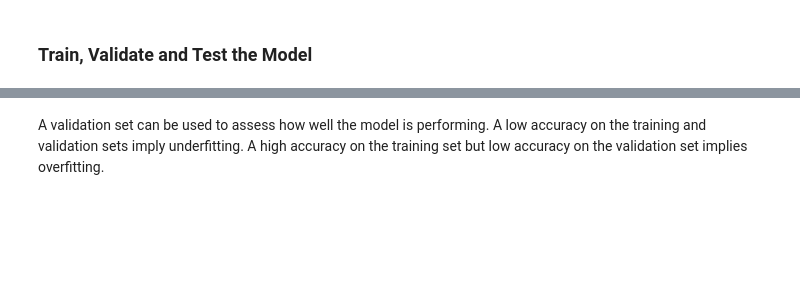
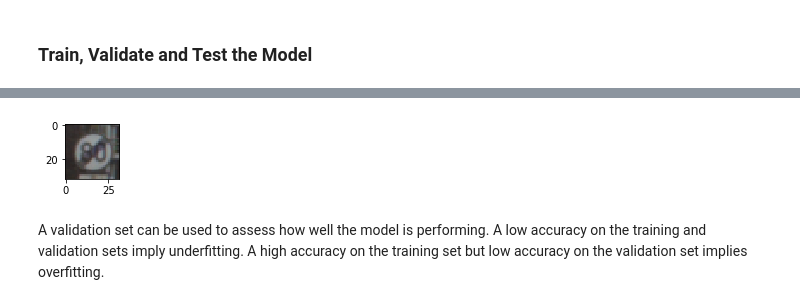
Before and after one commit to seanjmcm/TrafficSign, a Jupyter notebook: Traffic_Sign_Classifier_sept.ipynb, the cells around one changed output, grey strips where cells are left out. Saved outputs shown, nothing was run; the diff lists cells and outputs as text; code cells hidden in the pictures; blank space fills up the shorter version.

```diff
--- a/Traffic_Sign_Classifier_sept.ipynb
+++ b/Traffic_Sign_Classifier_sept.ipynb
@@ -338,2 +234,84 @@ model
 # %% [markdown]
 ### Train, Validate and Test the Model
+# %%
+### Define your architecture here.
+### Feel free to use as many code cells as needed.
+
+import tensorflow as tf
+
+EPOCHS = 20
+BATCH_SIZE = 128 #SMcM change to 256 from 128
+#X_train=X_train.astype(float)
+X_train=norm_X_train
+#print(X_train[20])
+#X_train=shuff_X_train
+
+#X_valid=norm_X_valid
+
+from tensorflow.contrib.layers import flatten
+
+def LeNet(x):
+    # Arguments used for tf.truncated_normal, randomly defines variables for the weights and biases for each layer
+    mu = 0.0
+    sigma = 0.15 #SMcM changed from 0.1 to 0.2
+
+    # SOLUTION: Layer 1: Convolutional. Input = 32x32x3. Output = 28x28x6.
+    conv1_W = tf.Variable(tf.truncated_normal(shape=(5, 5,3, 6), mean = mu, stddev = sigma)) #SMcM depth cahnged to 3
+    conv1_b = tf.Variable(tf.zeros(6))
+    conv1   = tf.nn.conv2d(x, conv1_W, strides=[1, 1, 1, 1], padding='VALID') + conv1_b #try same should be better (padding)
+
+    # SOLUTION: Activation.
+    conv1 = tf.nn.relu(conv1)
+    #conv1 = tf.nn.relu(conv1) #SMcM add an extra relu
+
+    # SOLUTION: Pooling. Input = 28x28x6. Output = 14x14x6.
+    conv1 = tf.nn.max_pool(conv1, ksize=[1, 2, 2, 1], strides=[1, 2, 2, 1], padding='VALID')
+
+    # SOLUTION: Layer 2: Convolutional. Output = 10x10x16.
+    conv2_W = tf.Variable(tf.truncated_normal(shape=(5, 5, 6, 16), mean = mu, stddev = sigma))
+    conv2_b = tf.Variable(tf.zeros(16))
+    conv2   = tf.nn.conv2d(conv1, conv2_W, strides=[1, 1, 1, 1], padding='VALID') + conv2_b
+
+    # SOLUTION: Activation.
+    conv2 = tf.nn.relu(conv2)
+
+    # SOLUTION: Pooling. Input = 10x10x16. Output = 5x5x16.
+    conv2 = tf.nn.max_pool(conv2, ksize=[1, 2, 2, 1], strides=[1, 2, 2, 1], padding='VALID')
+
+    # SOLUTION: Flatten. Input = 5x5x16. Output = 400.
+    fc0   = flatten(conv2)
+
+    # SOLUTION: Layer 3: Fully Connected. Input = 400. Output = 120.
+    fc1_W = tf.Variable(tf.truncated_normal(shape=(400, 120), mean = mu, stddev = sigma))
+    fc1_b = tf.Variable(tf.zeros(120))
+    fc1   = tf.matmul(fc0, fc1_W) + fc1_b
+
+    # SOLUTION: Activation.
+    fc1    = tf.nn.relu(fc1)
+
+    # SOLUTION: Layer 4: Fully Connected. Input = 120. Output = 84.
+    fc2_W  = tf.Variable(tf.truncated_normal(shape=(120, 84), mean = mu, stddev = sigma))
+    fc2_b  = tf.Variable(tf.zeros(84))
+    fc2    = tf.matmul(fc1, fc2_W) + fc2_b
+
+    # SOLUTION: Activation.
+    fc2    = tf.nn.relu(fc2)
+
+    # SOLUTION: Layer 5: Fully Connected. Input = 84. Output = 43.
+    fc3_W  = tf.Variable(tf.truncated_normal(shape=(84, 43), mean = mu, stddev = sigma))
+    fc3_b  = tf.Variable(tf.zeros(43))
+    logits = tf.matmul(fc2, fc3_W) + fc3_b
+
+    return logits
+
+print("model")
+
+image22 = X_train[110] #squeeze : Remove single-dimensional entries from the shape of an array
+
+print(norm_X_train.shape)
+print(X_train.shape)
+
+plt.figure(figsize=(1,1))
+plt.imshow(image22.squeeze())
+#print(image22)
+# %% [output]
@@ -340,3 +322,4 @@ model
+[figure, added]
 # %% [markdown]
 A validation set can be used to assess how well the model is performing. A low accuracy on the training and validation
 sets imply underfitting. A high accuracy on the training set but low accuracy on the validation set implies overfitting.
```
Also changed, not shown: parts of 6 cells of this notebook, 1 other file.
